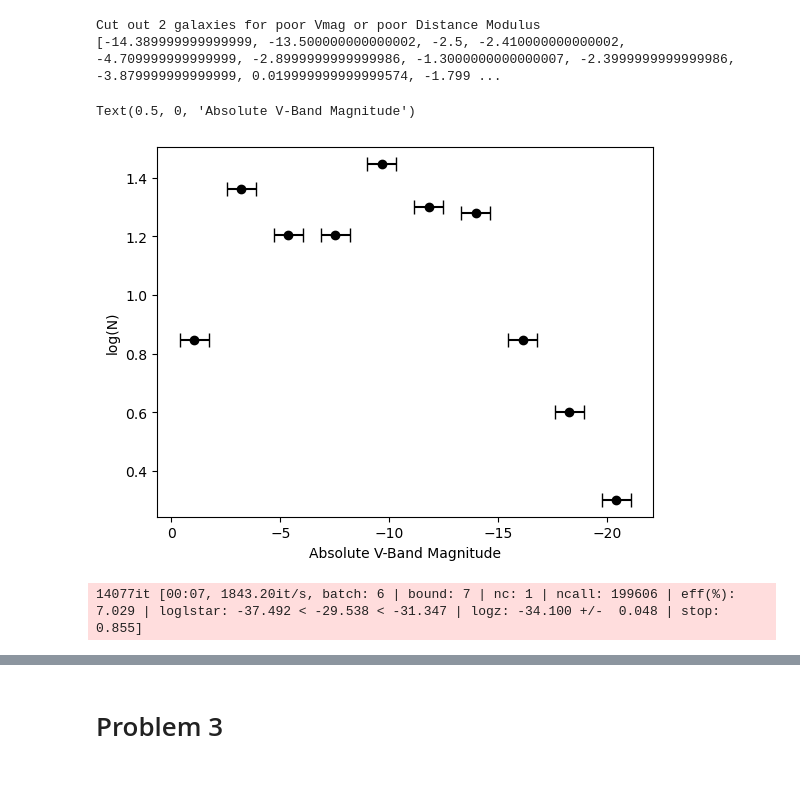
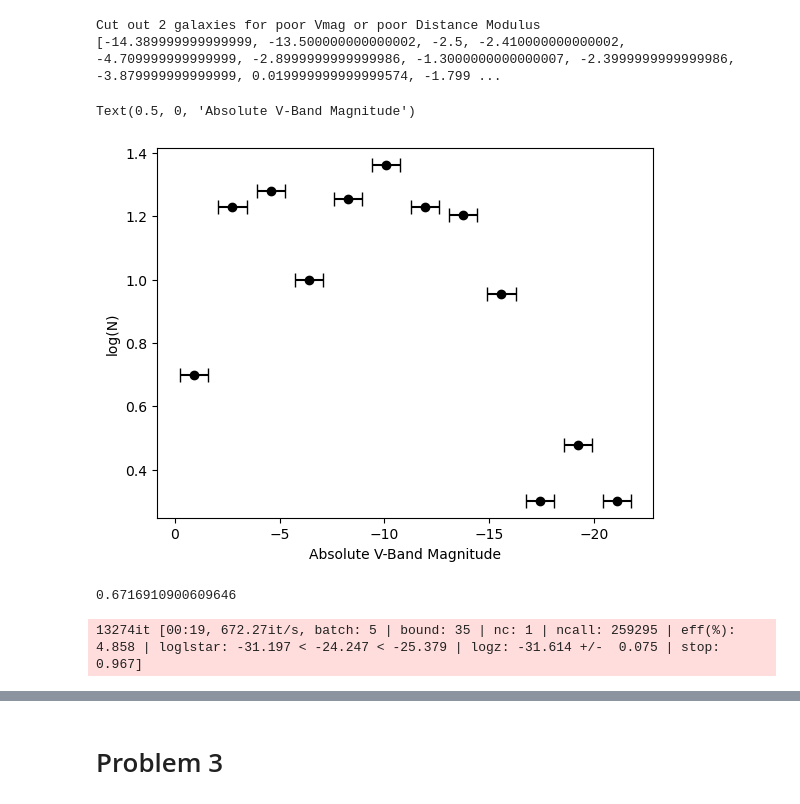
Before and after one commit to noahfranz13/SO-Classes, a Jupyter notebook: ASTR540/hw2/Franz_ASTR540_HW2.ipynb, the cells around one changed output, grey strips where cells are left out. Cells and saved outputs as stored; diff of their text form; code cells hidden in the pictures.

```diff
--- a/ASTR540/hw2/Franz_ASTR540_HW2.ipynb
+++ b/ASTR540/hw2/Franz_ASTR540_HW2.ipynb
@@ -83,37 +83,40 @@ Cut out 2 galaxies for poor Vmag or poor Distance Modulus
 [-14.389999999999999, -13.500000000000002, -2.5, -2.410000000000002, -4.709999999999999, -2.8999999999999986, -1.3000000000000007, -2.3999999999999986, -3.879999999999999, 0.019999999999999574, -1.799 ...
 # %%
 # reformat the data
-nbins = 10
+nbins = 12
 counts, bins = np.histogram(
     abs_mag,
-    bins=nbins
+    bins=nbins,
+    range=(-22, 0)
 )
 
 mids = 0.5*(bins[1:] + bins[:-1])
 probs = counts / np.sum(counts)
 
 mean = np.sum(probs * mids)
 sd = np.log10(np.sqrt(np.sum(probs * (mids - mean)**2)))
 
 # plot the N vs. Luminosity
 fig, ax = plt.subplots()
 ax.errorbar(mids, np.log10(counts), xerr=sd, capsize=5, color='k', linestyle="none", marker="o")
 
 # some other labels
 fig.gca().invert_xaxis()
 
 ax.set_ylabel("log(N)")
 ax.set_xlabel("Absolute V-Band Magnitude")
 # %% [output]
 Text(0.5, 0, 'Absolute V-Band Magnitude')
-[figure, old version]
+[figure, new version]
 # %%
 # fit with a schechter function
 
 x = 10**(-0.4*mids)
 y = np.log10(counts)
-yerr = 1 # so +/- 1 count per bin
+yerr = np.log10(np.sqrt(counts)) # so +/- 1 count per bin
 xerr = sd
+
+print(xerr)
 
 def schechter(L_V, phi_star, log_L_V_star, alpha):
 
@@ -129,28 +132,28 @@ def loglike(theta):
 
     # select a random value for x within it's uncertainty
     xin = np.random.normal(x,xerr)
-    #print(xin)
 
     model = schechter(xin, phi_star, log_L_V_star, alpha)
-    inv_sigma2 = 1.0 / (err**2 + model**2)
+    inv_sigma2 = 1.0 / (yerr**2 + model**2)
     res = -0.5 * (np.sum((y-model)**2 * inv_sigma2 - np.log(inv_sigma2)))
     return res
 
 # prior transform
 def prior_transform(utheta):
     u_phi_star, u_L_V_star, u_alpha = utheta
-    phi_star = (u_phi_star * 50) + 30
+    phi_star = (u_phi_star * 50) + 20
     L_V_star = (u_L_V_star * 1) + 7
-    alpha = (u_alpha*0.05)
+    alpha = (u_alpha*0.2)-0.1
 
     return phi_star, L_V_star, alpha
 
 dsampler = dynesty.DynamicNestedSampler(loglike, prior_transform, ndim=3,
-                                        bound='multi', sample='rwalk')
+                                         bound='multi', sample='rwalk')
 dsampler.run_nested()
 dres = dsampler.results
 # %% [output]
-14077it [00:07, 1843.20it/s, batch: 6 | bound: 7 | nc: 1 | ncall: 199606 | eff(%):  7.029 | loglstar: -37.492 < -29.538 < -31.347 | logz: -34.100 +/-  0.048 | stop:  0.855]
+0.6716910900609646
+13274it [00:19, 672.27it/s, batch: 5 | bound: 35 | nc: 1 | ncall: 259295 | eff(%):  4.858 | loglstar: -31.197 < -24.247 < -25.379 | logz: -31.614 +/-  0.075 | stop:  0.967]
 # %%
 from dynesty import plotting as dyplot
 
```
Also changed, not shown: parts of 11 cells of this notebook, 1 other file.
